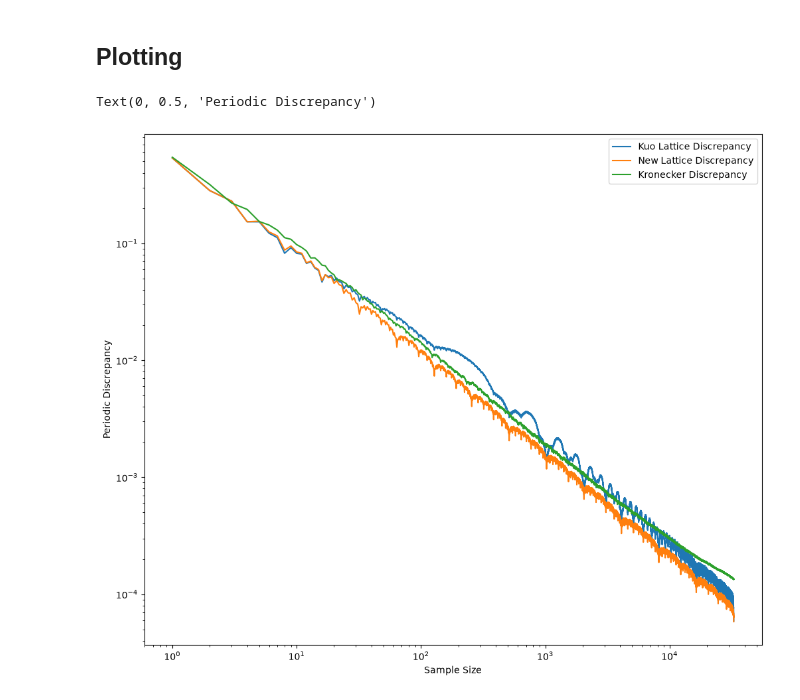
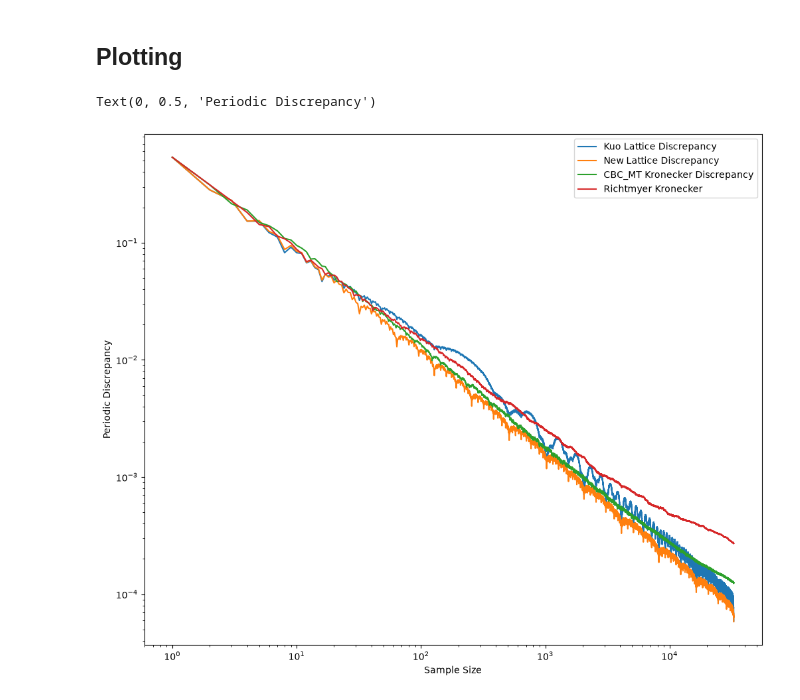
Before and after one commit to QMCSoftware/qmcpy, a Jupyter notebook: demos/lattice_kronecker_methods.ipynb, the cells around one changed output. Saved outputs shown, nothing was run; the diff lists cells and outputs as text; code cells hidden in the pictures.

```diff
--- a/demos/lattice_kronecker_methods.ipynb
+++ b/demos/lattice_kronecker_methods.ipynb
@@ -25,14 +25,14 @@ print(lat_wssd)
 # %% [markdown]
 #### Kronecker
 # %%
-dim = 100
+dim = 20
 n = 2**15
 coord_weights = np.array([j**(-2) for j in range(1, dim + 1)])
 
 kron = Kronecker(dimension=dim, seed=12, generating_vector="CBC_MT") # initialize a Kronecker sequence as usual
 kron_k_tilde = (lambda x, gamma: np.prod(1 + (x * (x - 1) + 1/6) * gamma, axis=-1), 1) # define the kernel function (in this case, the second Bernoulli polynomial)
 
-kron_discs = kron._square_periodic_discrepancies(n = n, k_tilde = kron_k_tilde, gamma = coord_weights).reshape(-1) # compute the expected squared periodic discrepancies for n = 1, 2, ...
+kron_discs = kron.expected_square_periodic_discrepancies(n_max = n, k_tilde = kron_k_tilde, gamma = coord_weights).reshape(-1) # compute the expected squared periodic discrepancies for n = 1, 2, ...
 
 sample_weights = np.arange(1, n+1) # define some sample weights
 kron_wssd = kron.wssd_discrepancy(n = n, sample_weights = sample_weights, k_tilde = kron_k_tilde, gamma = coord_weights) # compute the wssd
@@ -87,21 +86,25 @@ Searched Kronecker vector:  [0.61803399 0.26774665 0.91444648 0.22708655 0.12137
 # %%
 lat1 = Lattice(dimension=dim, order="RADICAL_INVERSE", seed=12, generating_vector="kuo.lattice-39102-1024-1048576.3600.txt", m_max=20)
 lat_discs1 = lat1.expected_squared_periodic_discrepancies(n_max=n, coord_weights=coord_weights)
 
 lat2 = Lattice(dimension=dim, order="RADICAL_INVERSE", seed=12, generating_vector=np.uint64(searched_lattice_vector), m_max=20)
 lat_discs2 = lat2.expected_squared_periodic_discrepancies(n_max=n, coord_weights=coord_weights)
 
+kron2 = Kronecker(dimension=dim, generating_vector="RICHTMYER", seed=12)
+kron_discs2 = kron2.expected_square_periodic_discrepancies(n_max = n, k_tilde = kron_k_tilde, gamma = coord_weights).reshape(-1)
+
 # Note that the new lattice rule beats the Kuo lattice rule for low sample sizes, but they are comparable closer to n = 2^20.
 
 fig, ax = pyplot.subplots(nrows=1, ncols=1, figsize=(12,10))
 ax.plot(np.arange(1, n+1), np.sqrt(lat_discs1), label="Kuo Lattice Discrepancy")
 ax.plot(np.arange(1, n+1), np.sqrt(lat_discs2), label="New Lattice Discrepancy")
-ax.plot(np.arange(1, n+1), np.sqrt(kron_discs), label="Kronecker Discrepancy")
+ax.plot(np.arange(1, n+1), np.sqrt(kron_discs), label="CBC_MT Kronecker Discrepancy")
+ax.plot(np.arange(1, n+1), np.sqrt(kron_discs2), label="Richtmyer Kronecker")
 ax.set_xscale("log")
 ax.set_yscale("log")
 ax.legend()
 ax.set_xlabel("Sample Size")
 ax.set_ylabel("Periodic Discrepancy")
 # %% [output]
 Text(0, 0.5, 'Periodic Discrepancy')
-[figure, old version]
+[figure, new version]
```
Also changed, not shown: parts of 4 cells of this notebook, 2 other files.
